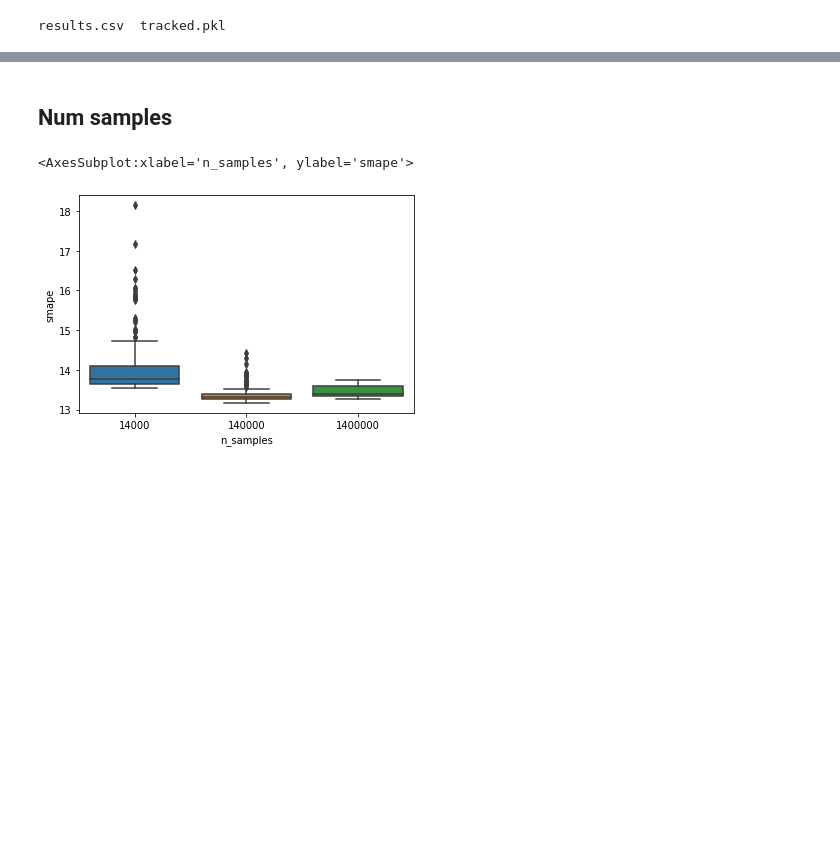
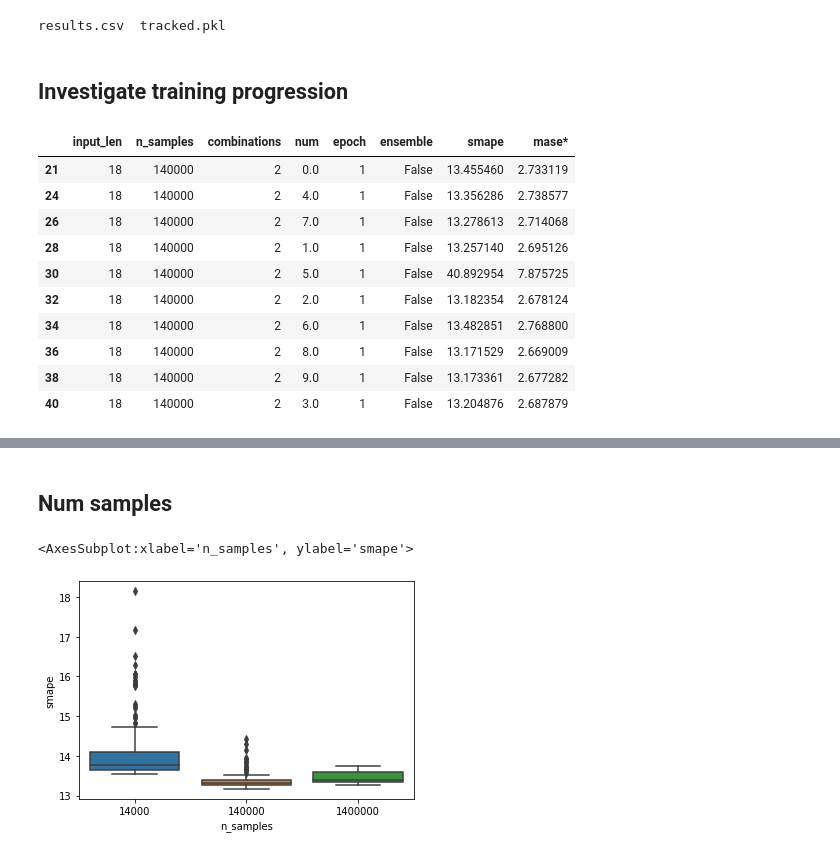
Before and after one commit to djib2011/forecasting-augmentation, a Jupyter notebook: experimentation/test_combinations_nw.ipynb, the cells around one changed output, grey strips where cells are left out. Saved outputs shown, nothing was run; the diff lists cells and outputs as text; code cells hidden in the pictures; blank space fills up the shorter version.

```diff
--- a/experimentation/test_combinations_nw.ipynb
+++ b/experimentation/test_combinations_nw.ipynb
@@ -18,3 +18,5 @@ ls ../reports/comb_nw
 results.csv  tracked.pkl
 # %%
 df_all = pd.read_csv('../reports/comb_nw/results.csv')
+# %% [markdown]
+## Investigate training progression
@@ -20,0 +29,14 @@ df_all = pd.read_csv('../reports/comb_nw/results.csv')
+# %%
+df_all[(df_all['n_samples'] == 140000) & (~df_all['ensemble'])]
+# %% [output]
+|  | input_len | n_samples | combinations | num | epoch | ensemble | smape | mase* |
+| 21 | 18 | 140000 | 2 | 0.0 | 1 | False | 13.455460 | 2.733119 |
+| 24 | 18 | 140000 | 2 | 4.0 | 1 | False | 13.356286 | 2.738577 |
+| 26 | 18 | 140000 | 2 | 7.0 | 1 | False | 13.278613 | 2.714068 |
+| 28 | 18 | 140000 | 2 | 1.0 | 1 | False | 13.257140 | 2.695126 |
+| 30 | 18 | 140000 | 2 | 5.0 | 1 | False | 40.892954 | 7.875725 |
+| 32 | 18 | 140000 | 2 | 2.0 | 1 | False | 13.182354 | 2.678124 |
+| 34 | 18 | 140000 | 2 | 6.0 | 1 | False | 13.482851 | 2.768800 |
+| 36 | 18 | 140000 | 2 | 8.0 | 1 | False | 13.171529 | 2.669009 |
+| 38 | 18 | 140000 | 2 | 9.0 | 1 | False | 13.173361 | 2.677282 |
+| 40 | 18 | 140000 | 2 | 3.0 | 1 | False | 13.204876 | 2.687879 |
```
Also changed, not shown: parts of 4 cells of this notebook, 10 other files.
